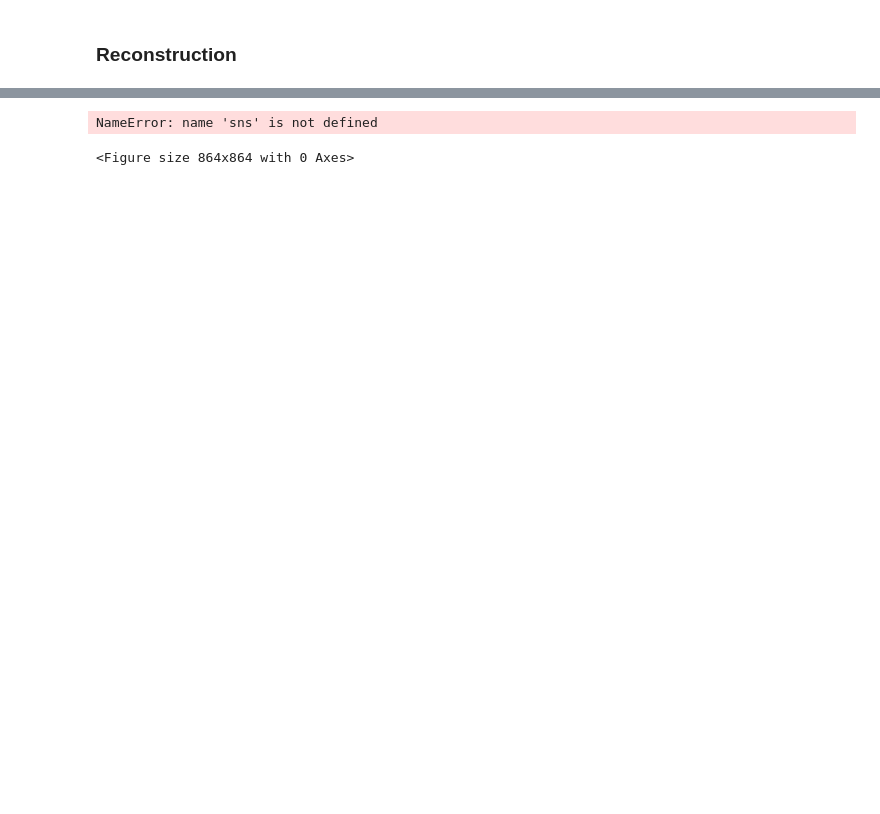
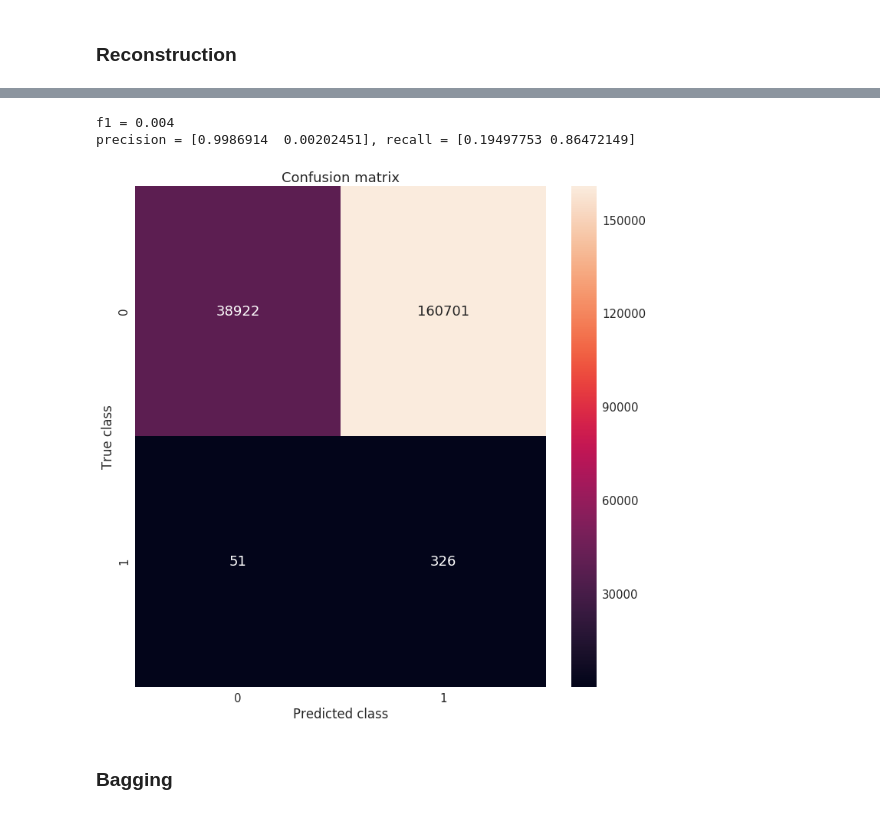
Before and after one commit to Pirolf/RTB, a Jupyter notebook: RTB training.ipynb, the cells around one changed output, grey strips where cells are left out. Drawn from its saved outputs; the diff is of its cells as text; code cells hidden in the pictures; blank space fills up the shorter version.

```diff
--- a/RTB training.ipynb
+++ b/RTB training.ipynb
@@ -802,16 +826,27 @@ plt.show();
 # %%
 import seaborn as sns
+from sklearn.metrics import confusion_matrix, f1_score, precision_recall_fscore_support
+
 sns.set(style='whitegrid', palette='muted', font_scale=1.5)
 
-y_pred = [1 if e > threshold else 0 for e in error_df.reconstruction_error.values]
+y_pred = [1 if e > 0.3 else 0 for e in error_df.reconstruction_error.values]
 conf_matrix = confusion_matrix(error_df.true_class, y_pred)
+f1 = f1_score(error_df.true_class, y_pred)
+
+print("f1 = %0.3f" % f1)
+precision, recall, _, _ = precision_recall_fscore_support(error_df.true_class, y_pred)
+
+print("precision = {}, recall = {}".format(precision, recall))
 
 plt.figure(figsize=(12, 12))
-sns.heatmap(conf_matrix, xticklabels=LABELS, yticklabels=LABELS, annot=True, fmt="d");
+sns.heatmap(conf_matrix, xticklabels=['0', '1'], yticklabels=['0', '1'], annot=True, fmt="d");
 plt.title("Confusion matrix")
 plt.ylabel('True class')
 plt.xlabel('Predicted class')
 plt.show()
 # %% [output]
-NameError: name 'sns' is not defined
+f1 = 0.004
+precision = [0.9986914  0.00202451], recall = [0.19497753 0.86472149]
-<Figure size 864x864 with 0 Axes>
+[figure, added]
+# %% [markdown]
+### Bagging
```
Also changed, not shown: parts of 18 cells of this notebook, 1 other file.
